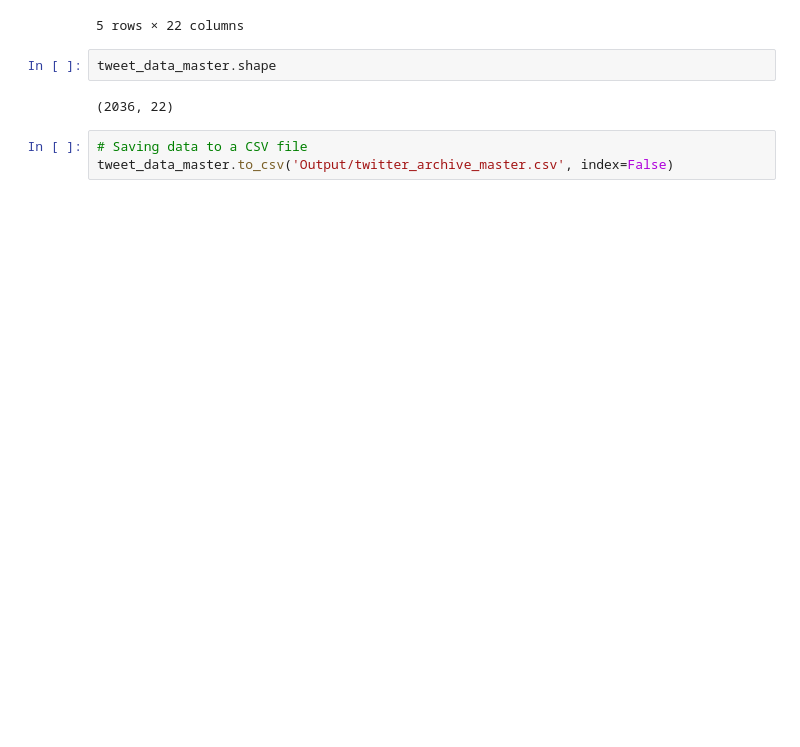
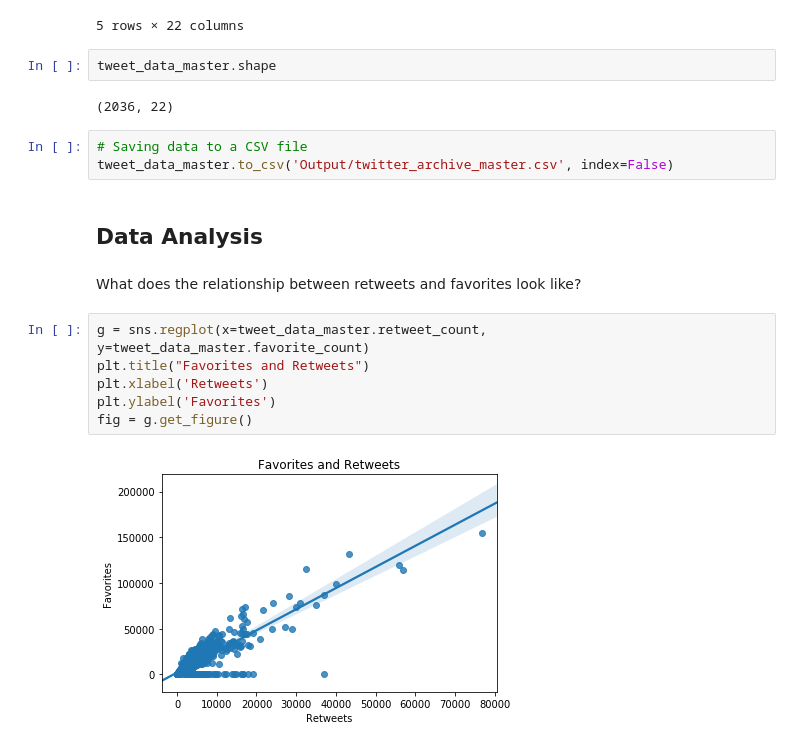
Before and after one commit to Aastha-Arora/data-wrangling-tweet-archive, a Jupyter notebook: data_wrangling.ipynb, the cells around one changed output. Saved outputs shown, nothing was run; the diff lists cells and outputs as text; blank space fills up the shorter version.

Commit message:
feat: add code for visualization

```diff
--- a/data_wrangling.ipynb
+++ b/data_wrangling.ipynb
@@ -451,3 +451,15 @@ tweet_data_master.shape
 # %%
 # Saving data to a CSV file
 tweet_data_master.to_csv('Output/twitter_archive_master.csv', index=False)
+# %% [markdown]
+## Data Analysis
+# %% [markdown]
+What does the relationship between retweets and favorites look like?
+# %%
+g = sns.regplot(x=tweet_data_master.retweet_count, y=tweet_data_master.favorite_count)
+plt.title("Favorites and Retweets")
+plt.xlabel('Retweets')
+plt.ylabel('Favorites')
+fig = g.get_figure()
+# %% [output]
+[figure, added]
```
Also changed, not shown: parts of 3 cells of this notebook.
